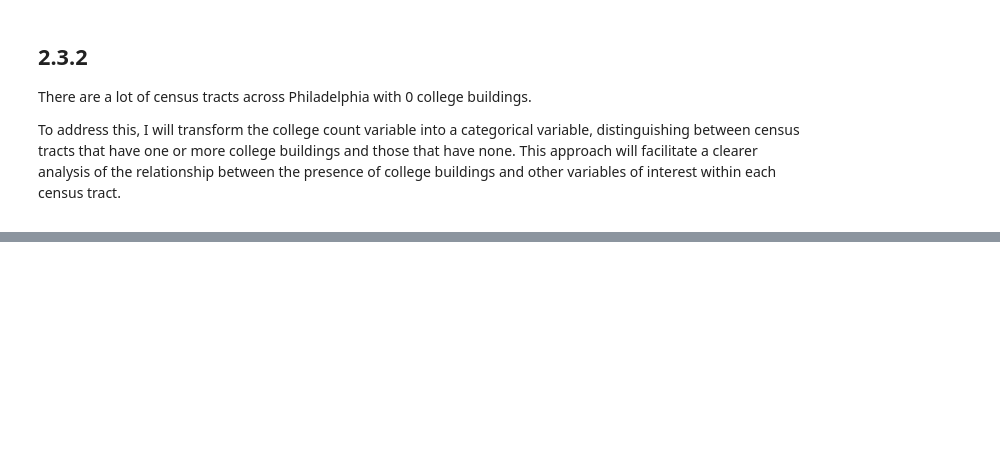
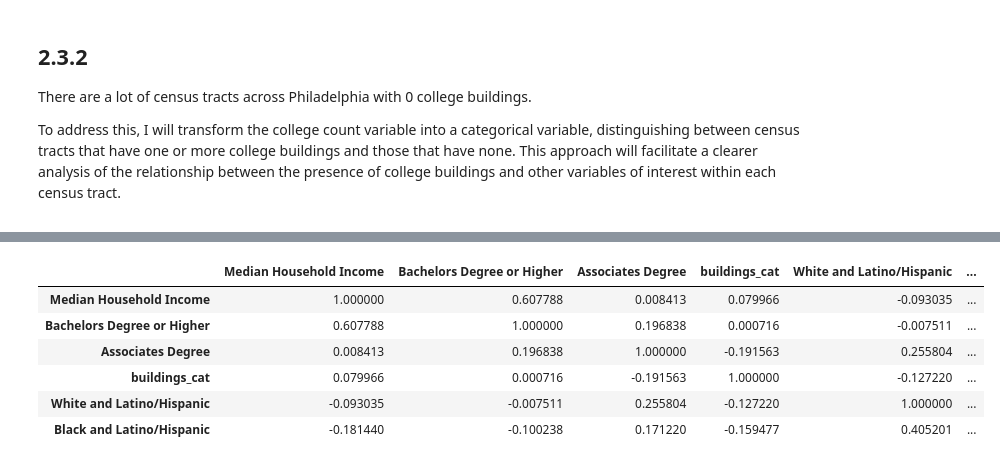
Before and after one commit to dennisesp/Final_Project, a Jupyter notebook: analysis_2/2.3.ipynb, the cells around one changed output, grey strips where cells are left out. Drawn from its saved outputs; the diff is of its cells as text; code cells hidden in the pictures; blank space fills up the shorter version.

```diff
--- a/analysis_2/2.3.ipynb
+++ b/analysis_2/2.3.ipynb
@@ -302,0 +311,65 @@ heatmap.display()
+# %%
+
+
+corr_numeric_cols = [
+    "Median Household Income",
+    "Bachelors Degree or Higher",
+    "Associates Degree",
+    "buildings_cat",
+    "White and Latino/Hispanic",
+    "Black and Latino/Hispanic"
+
+]
+
+
+n = len(corr_numeric_cols)
+corr_matrix = np.zeros((n, n))
+pval_matrix = np.zeros((n, n))
+stderr_matrix = np.zeros((n, n))
+
+
+for i in range(n):
+    for j in range(n):
+        if i == j:
+            corr_matrix[i, j] = 1.0
+            pval_matrix[i, j] = 0.0
+            stderr_matrix[i, j] = 0.0
+        elif i < j:
+            pair_df = tracts_all_df[[corr_numeric_cols[i], corr_numeric_cols[j]]].dropna()
+            if len(pair_df) < 3:
+                corr_matrix[i, j] = np.nan
+                corr_matrix[j, i] = np.nan
+                pval_matrix[i, j] = np.nan
+                pval_matrix[j, i] = np.nan
+                stderr_matrix[i, j] = np.nan
+                stderr_matrix[j, i] = np.nan
+            else:
+                x = pair_df[corr_numeric_cols[i]]
+                y = pair_df[corr_numeric_cols[j]]
+                r, p = pearsonr(x, y)
+
+                corr_matrix[i, j] = r
+                corr_matrix[j, i] = r
+                pval_matrix[i, j] = p
+                pval_matrix[j, i] = p
+
+                n_pairs = len(pair_df)
+
+                stderr = np.sqrt((1 - r**2) / (n_pairs - 2))
+                stderr_matrix[i, j] = stderr
+                stderr_matrix[j, i] = stderr
+
+
+corr_df = pd.DataFrame(corr_matrix, columns=corr_numeric_cols, index=corr_numeric_cols)
+pval_df = pd.DataFrame(pval_matrix, columns=corr_numeric_cols, index=corr_numeric_cols)
+stderr_df = pd.DataFrame(stderr_matrix, columns=corr_numeric_cols, index=corr_numeric_cols)
+
+corr_df
+# %% [output]
+|  | Median Household Income | Bachelors Degree or Higher | Associates Degree | buildings_cat | White and Latino/Hispanic | ... |
+| Median Household Income | 1.000000 | 0.607788 | 0.008413 | 0.079966 | -0.093035 | ... |
+| Bachelors Degree or Higher | 0.607788 | 1.000000 | 0.196838 | 0.000716 | -0.007511 | ... |
+| Associates Degree | 0.008413 | 0.196838 | 1.000000 | -0.191563 | 0.255804 | ... |
+| buildings_cat | 0.079966 | 0.000716 | -0.191563 | 1.000000 | -0.127220 | ... |
+| White and Latino/Hispanic | -0.093035 | -0.007511 | 0.255804 | -0.127220 | 1.000000 | ... |
+| Black and Latino/Hispanic | -0.181440 | -0.100238 | 0.171220 | -0.159477 | 0.405201 | ... |
```
Also changed, not shown: parts of 12 cells of this notebook, 12 other files.
